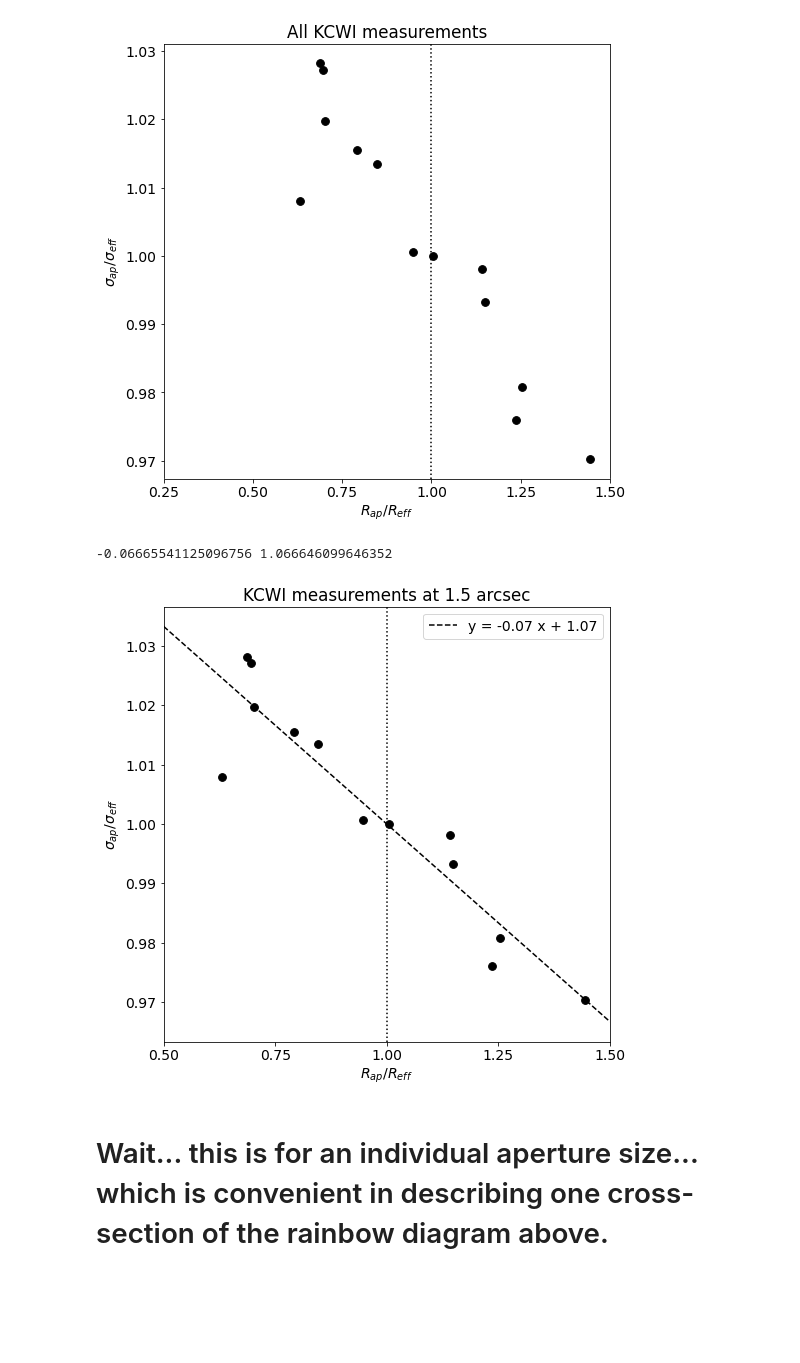
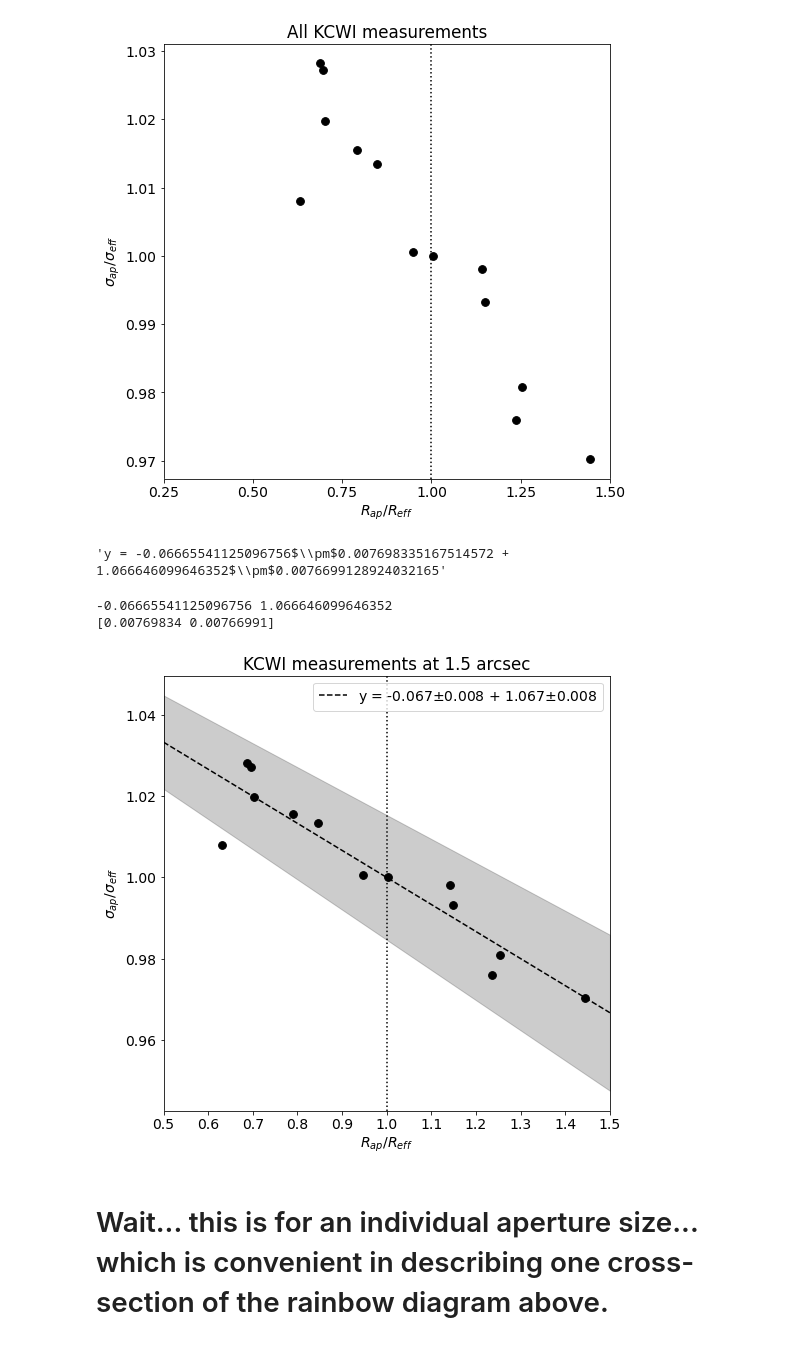
Before and after one commit to shawnknabel/slacs_kinematics_jam_modeling, a Jupyter notebook: jupyter_notebooks/kinematics_maps/fast_and_slow_rotators_analysis_011023.ipynb, the cells around one changed output. Cells and saved outputs as stored; diff of their text form; code cells hidden in the pictures; blank space fills up the shorter version.

Commit message:
slacs x analysis

```diff
--- a/jupyter_notebooks/kinematics_maps/fast_and_slow_rotators_analysis_011023.ipynb
+++ b/jupyter_notebooks/kinematics_maps/fast_and_slow_rotators_analysis_011023.ipynb
@@ -2640,8 +2733,16 @@ def get_cmap(n, name='hsv'):
 
 cmap = get_cmap(14)
 
-aperture_ratios = 1.5/slacs_reffs
-sigma_ratios = sdss_sigmas/VD_aperture
+#aperture_ratios = 1.5/slacs_reffs # This isn't right because I have defined my VD_aperture (at reff) to be at the MGE reff.
+#sigma_ratios = sdss_sigmas/VD_aperture
+aperture_ratios = 1.5/reffs
+sigma_ratios = VD_slacs_asb/VD_aperture
+
+# linear fit
+m, b = np.polyfit(aperture_ratios[not_na], sigma_ratios[not_na], deg=1)
+xx = np.linspace(0.5, 1.5, 100)
+fit = m*xx+b
+print(m, b)
 
 # plot
 fig, ax = plt.subplots(1, figsize=(8,8))
@@ -2650,12 +2751,15 @@ for i in range(len(obj_names)):
         continue
     ax.scatter(aperture_ratios[i], sigma_ratios[i], c='k', s=60)
 ax.axvline(1.00, 0, 1, c='k', linestyle=':')
+ax.plot(xx, fit, c='k', linestyle='--')
 ax.set_xticks(reff_factors)
 #ax.set_ylim(180, 330)
-ax.set_xlim(0.25, 1.5)
+ax.set_xlim(0.5, 1.5)
 ax.set_xlabel(r'$R_{ap}/R_{eff}$')
 ax.set_ylabel(r'$\sigma_{ap}/\sigma_{eff}$')
-ax.set_title('SDSS/SLACS measurements at 1.5 arcsec')
+ax.set_title(r'SDSS/SLACS measurements versus KCWI aperture and $R_{eff}$')
 
 plt.savefig(f'{data_dir}sigma_ratio_radius_ratio_integration_effects_slacs_measurements_{date}.pdf')
+
+################
 # %% [output]
@@ -2844,13 +2949,14 @@ for i in range(14):
     plt.errorbar(i, VD_half_reff[i], yerr=dVD_half_reff[i], c='purple', marker='D')
     plt.errorbar(i, VD_ap_int_rms_pixel_method[i], yerr=dVD_ap_int_rms_pixel_method[i], c='b', marker='o')
     plt.errorbar(i, VD_ap_int_rms_pixel_method_sdssap[i], yerr=dVD_ap_int_rms_pixel_method_sdssap[i], c='g', marker='^')
-    if i==6:
-        continue
-    plt.errorbar(i, sdss_sigmas[i], yerr=sdss_sigmas_err[i], c='r', marker='s')
+    plt.errorbar(i, VD_slacs_asb[i], yerr=dVD_slacs_asb[i], c='r', marker='s')
+#    plt.errorbar(i, sdss_sigmas[i], yerr=sdss_sigmas_err[i], c='r', marker='x', alpha=0.1)
+    plt.errorbar(i, VD_slacs_asb[i], yerr=dVD_slacs_asb[i], c='r', marker='s')
     if i==0:
-        plt.legend([r'KCWI 1/2 $R_{eff}$', 'KCWI $R_{eff}$', r'KCWI 1.5 arcsec', 'SDSS 1.5 arcsec'], bbox_to_anchor=(1.0,1.0))
+        plt.legend([r'KCWI 1/2 $R_{eff}$', 'KCWI $R_{eff}$', r'KCWI 1.5 arcsec', 'SDSS 1.5 arcsec'],
+                   bbox_to_anchor=(0.1,0.3))
 plt.xticks(range(14), labels=obj_names, rotation=60, ha='right', rotation_mode='anchor')
 plt.ylabel(r'$\sigma$ km/s')
 plt.tight_layout()
-plt.savefig(f'{data_dir}aperture_integrated_velocity_dispersions_{date}.pdf')
+#plt.savefig(f'{data_dir}aperture_integrated_velocity_dispersions_{date}.pdf', bbox_inches='tight')
 # %% [output]
@@ -2943,10 +3055,20 @@ plt.savefig(f'{data_dir}sigma_ratio_radius_ratio_integration_effects_kcwi_measur
 [figure]
 # %%
 # Oh shit there's a really clear linear relation there!
+# %%
+label
+# %% [output]
+'y = -0.06665541125096756$\\pm$0.007698335167514572 + 1.066646099646352$\\pm$0.0076699128924032165'
 # %%
 # linear fit
-m, b = np.polyfit(aperture_ratios[not_na], sigma_ratios[not_na], deg=1)
+p, cov = np.polyfit(aperture_ratios[not_na], sigma_ratios[not_na], deg=1, cov=True)
+m=p[0]
+b=p[1]
+err =np.sqrt(np.diag(cov))
+merr = err[0]
+berr = err[1]
 print(m, b)
+print(err)
 
 # calculate the SDSS aperture radius divided by the effective radius, plot SDSS sigma there
 def get_cmap(n, name='hsv'):
@@ -2954,35 +3076,41 @@ def get_cmap(n, name='hsv'):
     RGB color; the keyword argument name must be a standard mpl colormap name.'''
     return plt.cm.get_cmap(name, n)
 
 cmap = get_cmap(14)
 
 aperture_ratios = 1.5/reffs
 sigma_ratios = VD_ap_int_rms_pixel_method_sdssap/VD_aperture
 
 # plot
 fig, ax = plt.subplots(1, figsize=(8,8))
 for i in range(len(obj_names)):
     if i==6:
         continue
     ax.scatter(aperture_ratios[i], sigma_ratios[i], c='k', s=60)
 ax.axvline(1.00, 0, 1, c='k', linestyle=':')
 
 # plot the linear relation
 xx = np.linspace(0.5, 1.5)
 yy = m*xx+b
-ax.plot(xx, yy, c='k', linestyle='--', label=f'y = {"{:.2f}".format(m)} x + {"{:.2f}".format(b)}')
+yy_lo = (m-merr)*xx+(b-berr)
+yy_hi = (m+merr)*xx+(b+berr)
+#f'power law {"{:.3f}".format(m)}$\pm${"{:.3f}".format(merr)}')
+label=f'y = {"{:.3f}".format(m)}$\pm${"{:.3f}".format(merr)} + {"{:.3f}".format(b)}$\pm${"{:.3f}".format(berr)}'
+ax.plot(xx, yy, c='k', linestyle='--', label=label)
+ax.fill_between(xx, yy_lo, yy_hi, color='k', alpha=0.2)
 ax.set_xticks(reff_factors)
 #ax.set_ylim(180, 330)
 ax.set_xlim(0.5, 1.5)
 ax.set_xlabel(r'$R_{ap}/R_{eff}$')
 ax.set_ylabel(r'$\sigma_{ap}/\sigma_{eff}$')
 ax.set_title('KCWI measurements at 1.5 arcsec')
 ax.legend()
 
 plt.savefig(f'{data_dir}sigma_ratio_radius_ratio_integration_effects_kcwi_measurements_{date}.pdf')
 # %% [output]
 -0.06665541125096756 1.066646099646352
+[0.00769834 0.00766991]
-[figure, old version]
+[figure, new version]
 # %% [markdown]
 # Wait... this is for an individual aperture size... which is convenient in describing one cross-section of the rainbow diagram above.
 # But check out Cappellari 2006 for how he got the power law relation with power -0.066 https://arxiv.org/pdf/astro-ph/0505042.pdf
```
Also changed, not shown: parts of 57 cells of this notebook.
